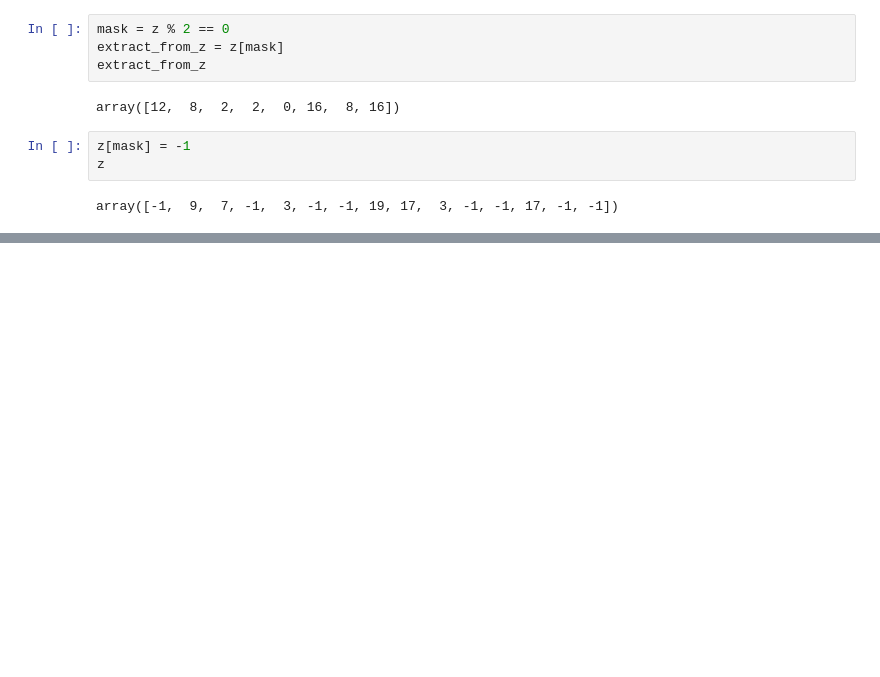
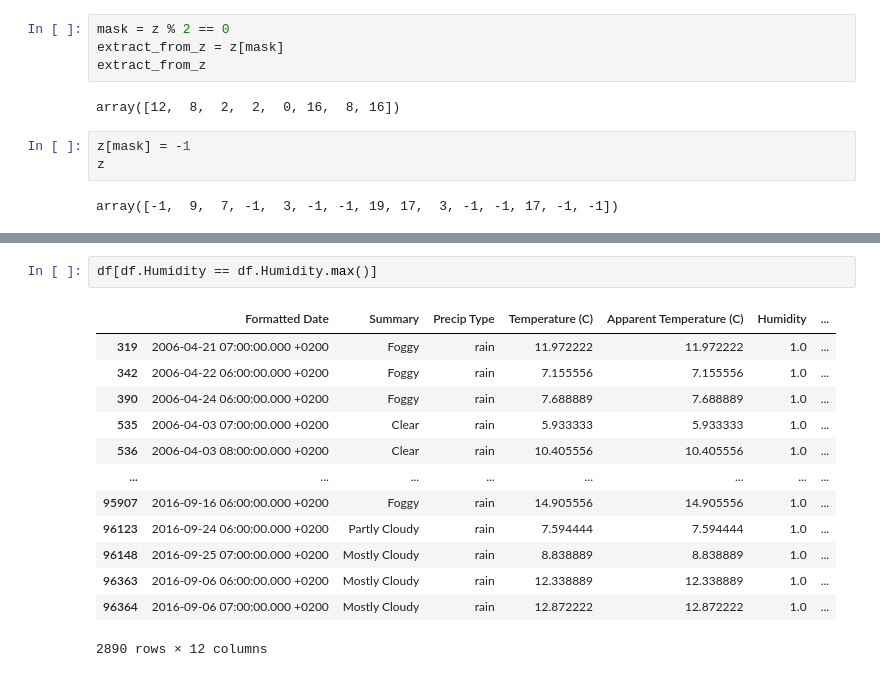
Before and after one commit to kunalmalav/python-libraries, a Jupyter notebook: Untitled.ipynb, the cells around one changed output, grey strips where cells are left out. Saved outputs shown, nothing was run; the diff lists cells and outputs as text; blank space fills up the shorter version.

```diff
--- a/Untitled.ipynb
+++ b/Untitled.ipynb
@@ -185,0 +323,16 @@ plt.show
+# %%
+df[df.Humidity == df.Humidity.max()]
+# %% [output]
+|  | Formatted Date | Summary | Precip Type | Temperature (C) | Apparent Temperature (C) | Humidity | ... |
+| 319 | 2006-04-21 07:00:00.000 +0200 | Foggy | rain | 11.972222 | 11.972222 | 1.0 | ... |
+| 342 | 2006-04-22 06:00:00.000 +0200 | Foggy | rain | 7.155556 | 7.155556 | 1.0 | ... |
+| 390 | 2006-04-24 06:00:00.000 +0200 | Foggy | rain | 7.688889 | 7.688889 | 1.0 | ... |
+| 535 | 2006-04-03 07:00:00.000 +0200 | Clear | rain | 5.933333 | 5.933333 | 1.0 | ... |
+| 536 | 2006-04-03 08:00:00.000 +0200 | Clear | rain | 10.405556 | 10.405556 | 1.0 | ... |
+| ... | ... | ... | ... | ... | ... | ... | ... |
+| 95907 | 2016-09-16 06:00:00.000 +0200 | Foggy | rain | 14.905556 | 14.905556 | 1.0 | ... |
+| 96123 | 2016-09-24 06:00:00.000 +0200 | Partly Cloudy | rain | 7.594444 | 7.594444 | 1.0 | ... |
+| 96148 | 2016-09-25 07:00:00.000 +0200 | Mostly Cloudy | rain | 8.838889 | 8.838889 | 1.0 | ... |
+| 96363 | 2016-09-06 06:00:00.000 +0200 | Mostly Cloudy | rain | 12.338889 | 12.338889 | 1.0 | ... |
+| 96364 | 2016-09-06 07:00:00.000 +0200 | Mostly Cloudy | rain | 12.872222 | 12.872222 | 1.0 | ... |
+2890 rows × 12 columns
```
Also changed, not shown: parts of 31 cells of this notebook, 2 other files.
